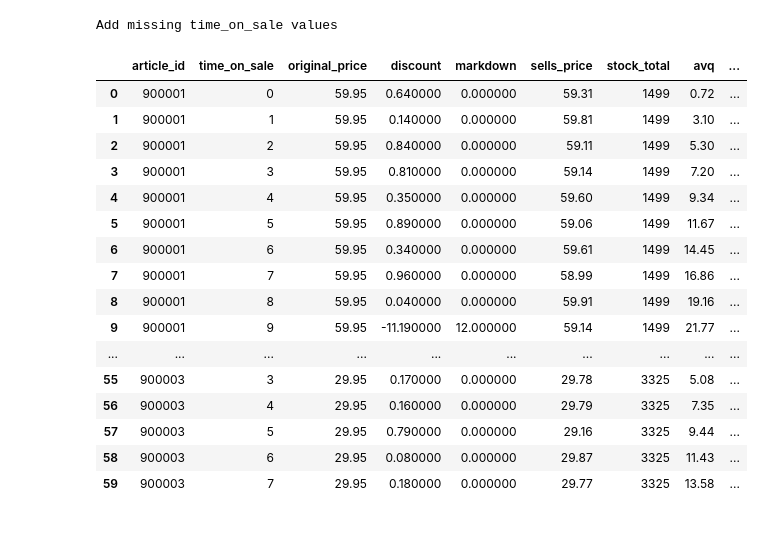
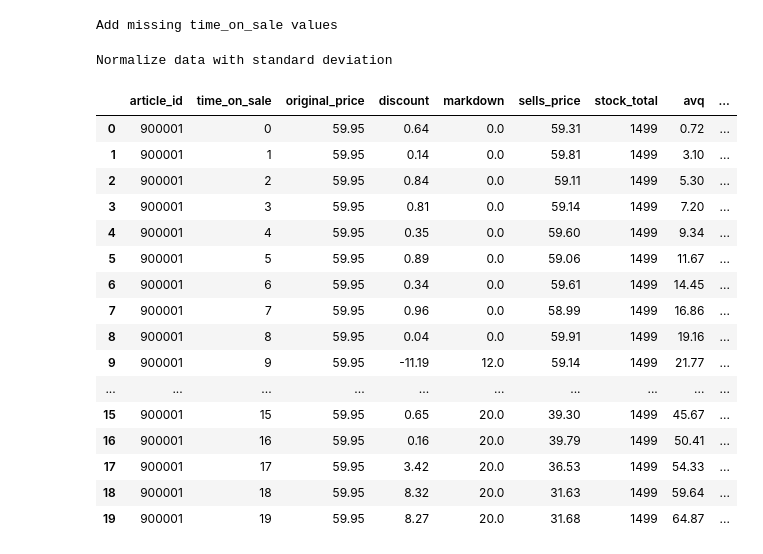
Before and after one commit to indyfree/tailor, a Jupyter notebook: notebooks/00-process-data.ipynb, the cells around one changed output. Saved outputs shown, nothing was run; the diff lists cells and outputs as text; code cells hidden in the pictures.

```diff
--- a/notebooks/00-process-data.ipynb
+++ b/notebooks/00-process-data.ipynb
@@ -39,23 +39,31 @@ Group time_on_sale to weeks and recalculate values
 df = data.fill_missing_values(df)
 # %% [output]
 Add missing time_on_sale values
+# %%
+test = df
+# %%
+df = data.normalize(test)
+# %% [output]
+Normalize data with standard deviation
+# %%
+df = data.order_columns(df)
 # %%
-df.head(60)
+df.head(20)
 # %% [output]
 |  | article_id | time_on_sale | original_price | discount | markdown | sells_price | stock_total | avq | ... |
-| 0 | 900001 | 0 | 59.95 | 0.640000 | 0.000000 | 59.31 | 1499 | 0.72 | ... |
-| 1 | 900001 | 1 | 59.95 | 0.140000 | 0.000000 | 59.81 | 1499 | 3.10 | ... |
-| 2 | 900001 | 2 | 59.95 | 0.840000 | 0.000000 | 59.11 | 1499 | 5.30 | ... |
-| 3 | 900001 | 3 | 59.95 | 0.810000 | 0.000000 | 59.14 | 1499 | 7.20 | ... |
-| 4 | 900001 | 4 | 59.95 | 0.350000 | 0.000000 | 59.60 | 1499 | 9.34 | ... |
-| 5 | 900001 | 5 | 59.95 | 0.890000 | 0.000000 | 59.06 | 1499 | 11.67 | ... |
-| 6 | 900001 | 6 | 59.95 | 0.340000 | 0.000000 | 59.61 | 1499 | 14.45 | ... |
-| 7 | 900001 | 7 | 59.95 | 0.960000 | 0.000000 | 58.99 | 1499 | 16.86 | ... |
-| 8 | 900001 | 8 | 59.95 | 0.040000 | 0.000000 | 59.91 | 1499 | 19.16 | ... |
-| 9 | 900001 | 9 | 59.95 | -11.190000 | 12.000000 | 59.14 | 1499 | 21.77 | ... |
+| 0 | 900001 | 0 | 59.95 | 0.64 | 0.0 | 59.31 | 1499 | 0.72 | ... |
+| 1 | 900001 | 1 | 59.95 | 0.14 | 0.0 | 59.81 | 1499 | 3.10 | ... |
+| 2 | 900001 | 2 | 59.95 | 0.84 | 0.0 | 59.11 | 1499 | 5.30 | ... |
+| 3 | 900001 | 3 | 59.95 | 0.81 | 0.0 | 59.14 | 1499 | 7.20 | ... |
+| 4 | 900001 | 4 | 59.95 | 0.35 | 0.0 | 59.60 | 1499 | 9.34 | ... |
+| 5 | 900001 | 5 | 59.95 | 0.89 | 0.0 | 59.06 | 1499 | 11.67 | ... |
+| 6 | 900001 | 6 | 59.95 | 0.34 | 0.0 | 59.61 | 1499 | 14.45 | ... |
+| 7 | 900001 | 7 | 59.95 | 0.96 | 0.0 | 58.99 | 1499 | 16.86 | ... |
+| 8 | 900001 | 8 | 59.95 | 0.04 | 0.0 | 59.91 | 1499 | 19.16 | ... |
+| 9 | 900001 | 9 | 59.95 | -11.19 | 12.0 | 59.14 | 1499 | 21.77 | ... |
 | ... | ... | ... | ... | ... | ... | ... | ... | ... | ... |
-| 55 | 900003 | 3 | 29.95 | 0.170000 | 0.000000 | 29.78 | 3325 | 5.08 | ... |
-| 56 | 900003 | 4 | 29.95 | 0.160000 | 0.000000 | 29.79 | 3325 | 7.35 | ... |
-| 57 | 900003 | 5 | 29.95 | 0.790000 | 0.000000 | 29.16 | 3325 | 9.44 | ... |
-| 58 | 900003 | 6 | 29.95 | 0.080000 | 0.000000 | 29.87 | 3325 | 11.43 | ... |
-| 59 | 900003 | 7 | 29.95 | 0.180000 | 0.000000 | 29.77 | 3325 | 13.58 | ... |
+| 15 | 900001 | 15 | 59.95 | 0.65 | 20.0 | 39.30 | 1499 | 45.67 | ... |
+| 16 | 900001 | 16 | 59.95 | 0.16 | 20.0 | 39.79 | 1499 | 50.41 | ... |
+| 17 | 900001 | 17 | 59.95 | 3.42 | 20.0 | 36.53 | 1499 | 54.33 | ... |
+| 18 | 900001 | 18 | 59.95 | 8.32 | 20.0 | 31.63 | 1499 | 59.64 | ... |
+| 19 | 900001 | 19 | 59.95 | 8.27 | 20.0 | 31.68 | 1499 | 64.87 | ... |
```
Also changed, not shown: 5 other files.
